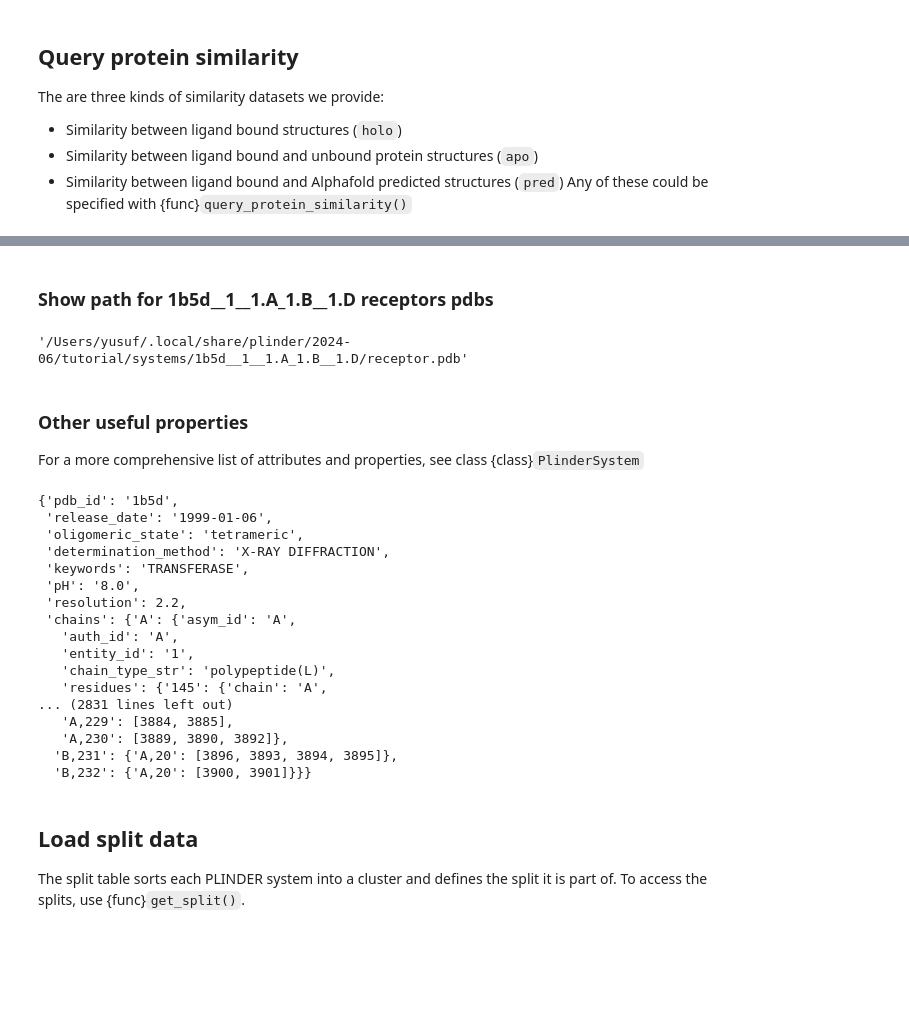
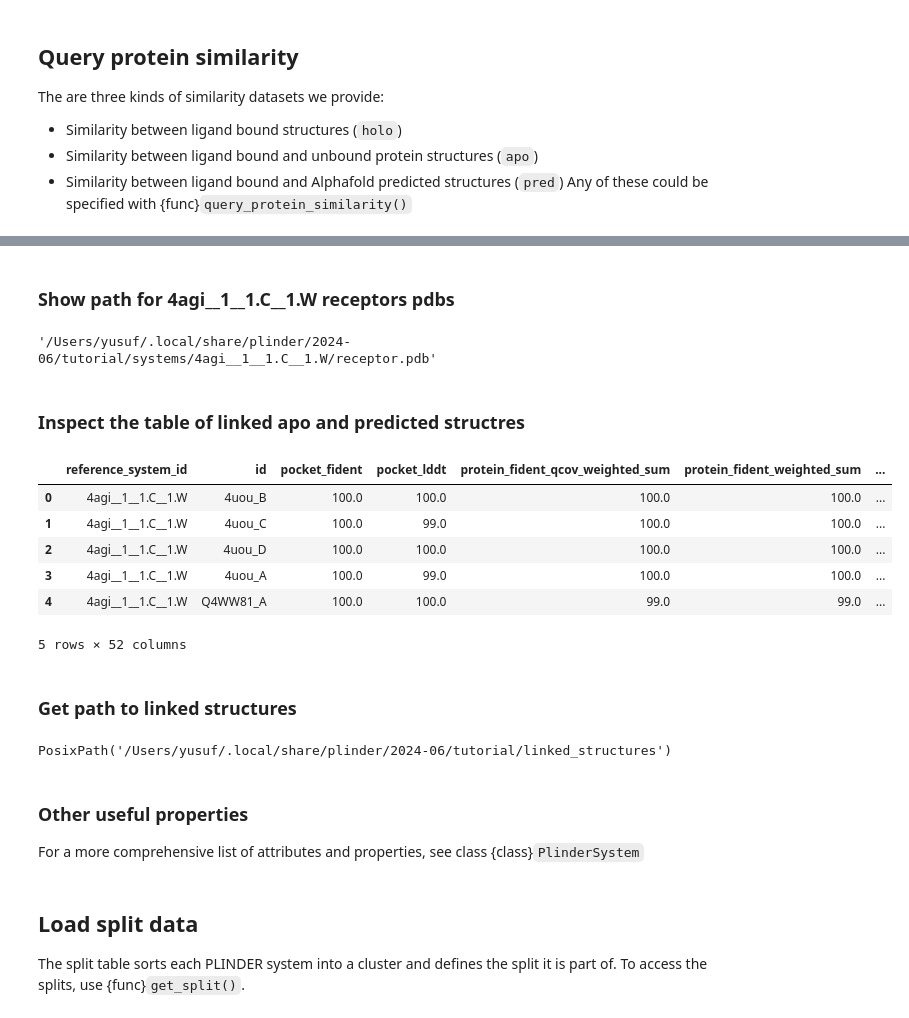
Before and after one commit to plinder-org/plinder, a Jupyter notebook: docs/tutorial/api.ipynb, the cells around one changed output, grey strips where cells are left out. Saved outputs shown, nothing was run; the diff lists cells and outputs as text; code cells hidden in the pictures; blank space fills up the shorter version.

```diff
--- a/docs/tutorial/api.ipynb
+++ b/docs/tutorial/api.ipynb
@@ -292,5 +294,5 @@ This will give you access to a `PlinderSystem`. With PLINDER system, use can ass
 
 from plinder.core.system.utils import load_systems
 plinder_systems = load_systems(
-    system_ids=["1b5d__1__1.A_1.B__1.D", "4n7m__1__1.A_1.B__1.C"]
+    system_ids=["7eek__1__1.A__1.I", "4agi__1__1.C__1.W"]
 )
@@ -310,29 +342,27 @@ plinder_systems["1b5d__1__1.A_1.B__1.D"].ligands
 # %% [markdown]
-### Show path for 1b5d__1__1.A_1.B__1.D receptors pdbs
+### Show path for 4agi__1__1.C__1.W receptors pdbs
-# %%
-plinder_systems["1b5d__1__1.A_1.B__1.D"].receptor_pdb
-# %% [output]
-'/Users/yusuf/.local/share/plinder/2024-06/tutorial/systems/1b5d__1__1.A_1.B__1.D/receptor.pdb'
+# %%
+plinder_systems["4agi__1__1.C__1.W"].receptor_pdb
+# %% [output]
+'/Users/yusuf/.local/share/plinder/2024-06/tutorial/systems/4agi__1__1.C__1.W/receptor.pdb'
+# %% [markdown]
+### Inspect the table of linked apo and predicted structres
+# %%
+plinder_systems["4agi__1__1.C__1.W"].linked_structures
+# %% [output]
+|  | reference_system_id | id | pocket_fident | pocket_lddt | protein_fident_qcov_weighted_sum | protein_fident_weighted_sum | ... |
+| 0 | 4agi__1__1.C__1.W | 4uou_B | 100.0 | 100.0 | 100.0 | 100.0 | ... |
+| 1 | 4agi__1__1.C__1.W | 4uou_C | 100.0 | 99.0 | 100.0 | 100.0 | ... |
+| 2 | 4agi__1__1.C__1.W | 4uou_D | 100.0 | 100.0 | 100.0 | 100.0 | ... |
+| 3 | 4agi__1__1.C__1.W | 4uou_A | 100.0 | 99.0 | 100.0 | 100.0 | ... |
+| 4 | 4agi__1__1.C__1.W | Q4WW81_A | 100.0 | 100.0 | 99.0 | 99.0 | ... |
+5 rows × 52 columns
+# %% [markdown]
+### Get path to linked structures
+# %%
+plinder_systems["4agi__1__1.C__1.W"].linked_archive
+# %% [output]
+PosixPath('/Users/yusuf/.local/share/plinder/2024-06/tutorial/linked_structures')
 # %% [markdown]
 ### Other useful properties
 For a more comprehensive list of attributes and properties, see class {class}`PlinderSystem`
-# %%
-plinder_systems["1b5d__1__1.A_1.B__1.D"].entry
-# %% [output]
-{'pdb_id': '1b5d',
- 'release_date': '1999-01-06',
- 'oligomeric_state': 'tetrameric',
- 'determination_method': 'X-RAY DIFFRACTION',
- 'keywords': 'TRANSFERASE',
- 'pH': '8.0',
- 'resolution': 2.2,
- 'chains': {'A': {'asym_id': 'A',
-   'auth_id': 'A',
-   'entity_id': '1',
-   'chain_type_str': 'polypeptide(L)',
-   'residues': {'145': {'chain': 'A',
-... (2831 lines left out)
-   'A,229': [3884, 3885],
-   'A,230': [3889, 3890, 3892]},
-  'B,231': {'A,20': [3896, 3893, 3894, 3895]},
-  'B,232': {'A,20': [3900, 3901]}}}
```
Also changed, not shown: parts of 19 cells of this notebook.
